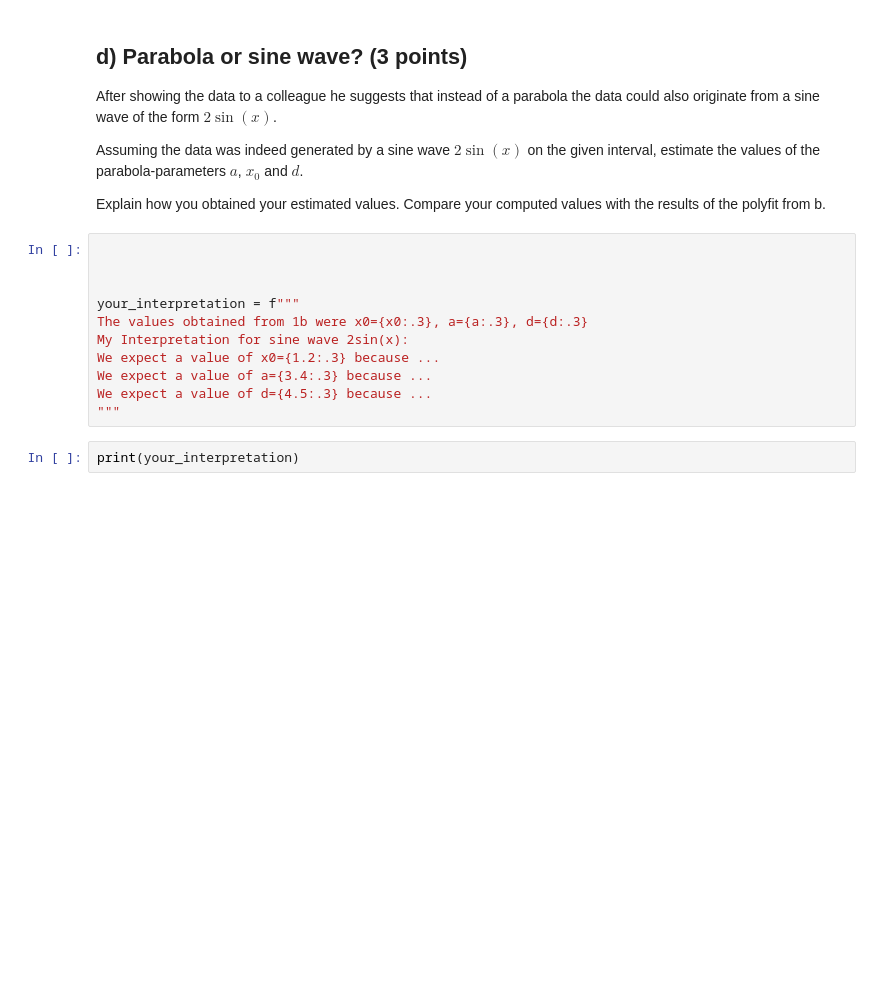
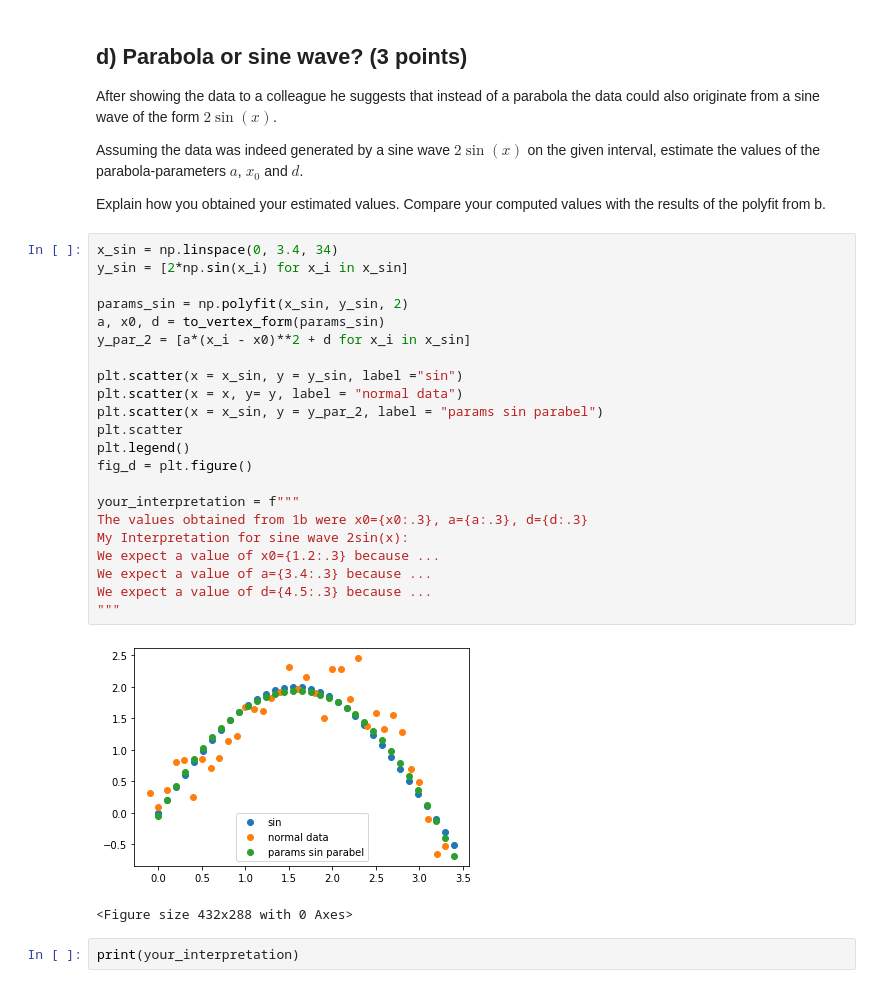
Before and after one commit to Starcrysis/WS_23_coding_abgaben, a Jupyter notebook: SDS/Assignment 1/sds_HA1_tasks.ipynb, the cells around one changed output. Cells and saved outputs as stored; diff of their text form; blank space fills up the shorter version.

```diff
--- a/SDS/Assignment 1/sds_HA1_tasks.ipynb
+++ b/SDS/Assignment 1/sds_HA1_tasks.ipynb
@@ -183,16 +166,30 @@ Assuming the data was indeed generated by a sine wave $2 \sin(x)$ on the given i
 Explain how you obtained your estimated values.
 Compare your computed values with the results of the polyfit from b.
 # %%
+x_sin = np.linspace(0, 3.4, 34)
+y_sin = [2*np.sin(x_i) for x_i in x_sin]
 
+params_sin = np.polyfit(x_sin, y_sin, 2)
+a, x0, d = to_vertex_form(params_sin)
+y_par_2 = [a*(x_i - x0)**2 + d for x_i in x_sin]
 
+plt.scatter(x = x_sin, y = y_sin, label ="sin")
+plt.scatter(x = x, y= y, label = "normal data")
+plt.scatter(x = x_sin, y = y_par_2, label = "params sin parabel")
+plt.scatter
+plt.legend()
+fig_d = plt.figure()
 
 your_interpretation = f"""
 The values obtained from 1b were x0={x0:.3}, a={a:.3}, d={d:.3}
 My Interpretation for sine wave 2sin(x):
 We expect a value of x0={1.2:.3} because ...
 We expect a value of a={3.4:.3} because ...
 We expect a value of d={4.5:.3} because ...
 """
+# %% [output]
+[figure, added]
+<Figure size 432x288 with 0 Axes>
 # %%
 print(your_interpretation)
 # %% [output]
```
Also changed, not shown: parts of 6 cells of this notebook.
